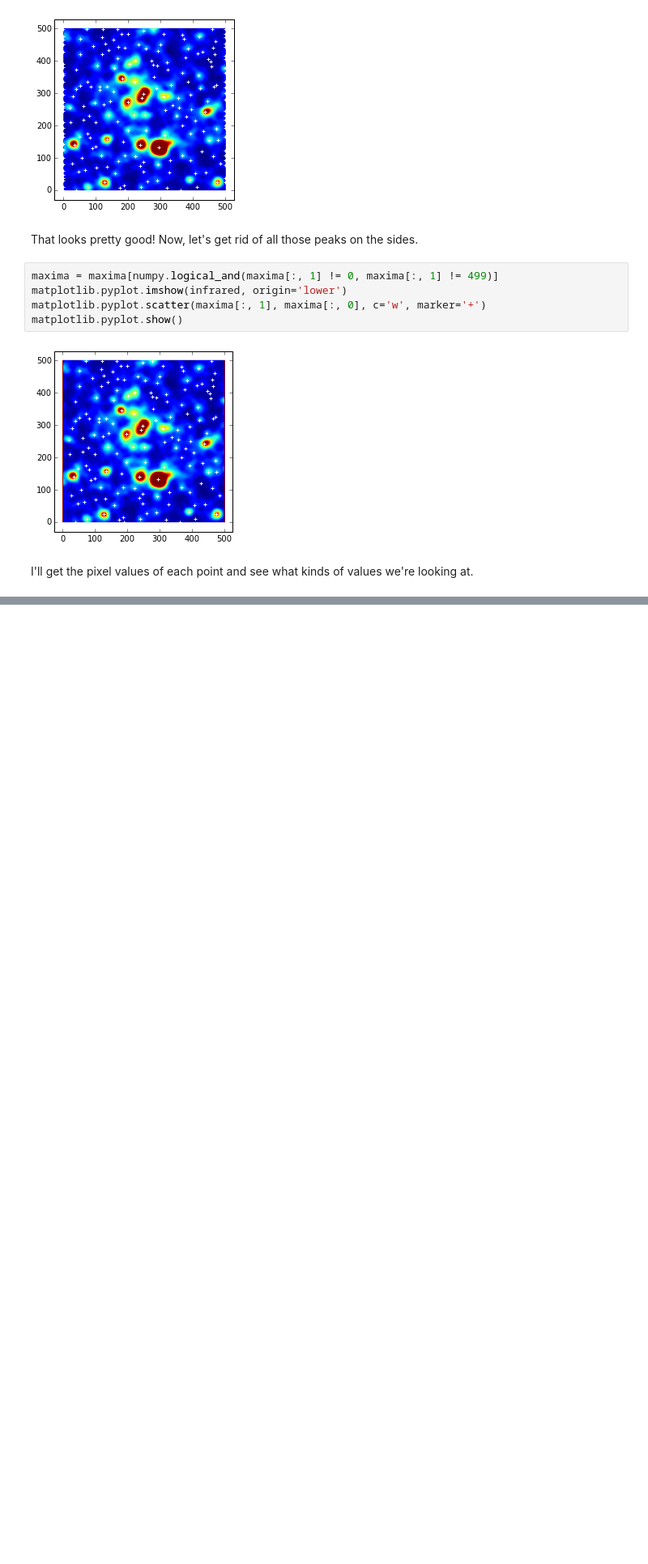
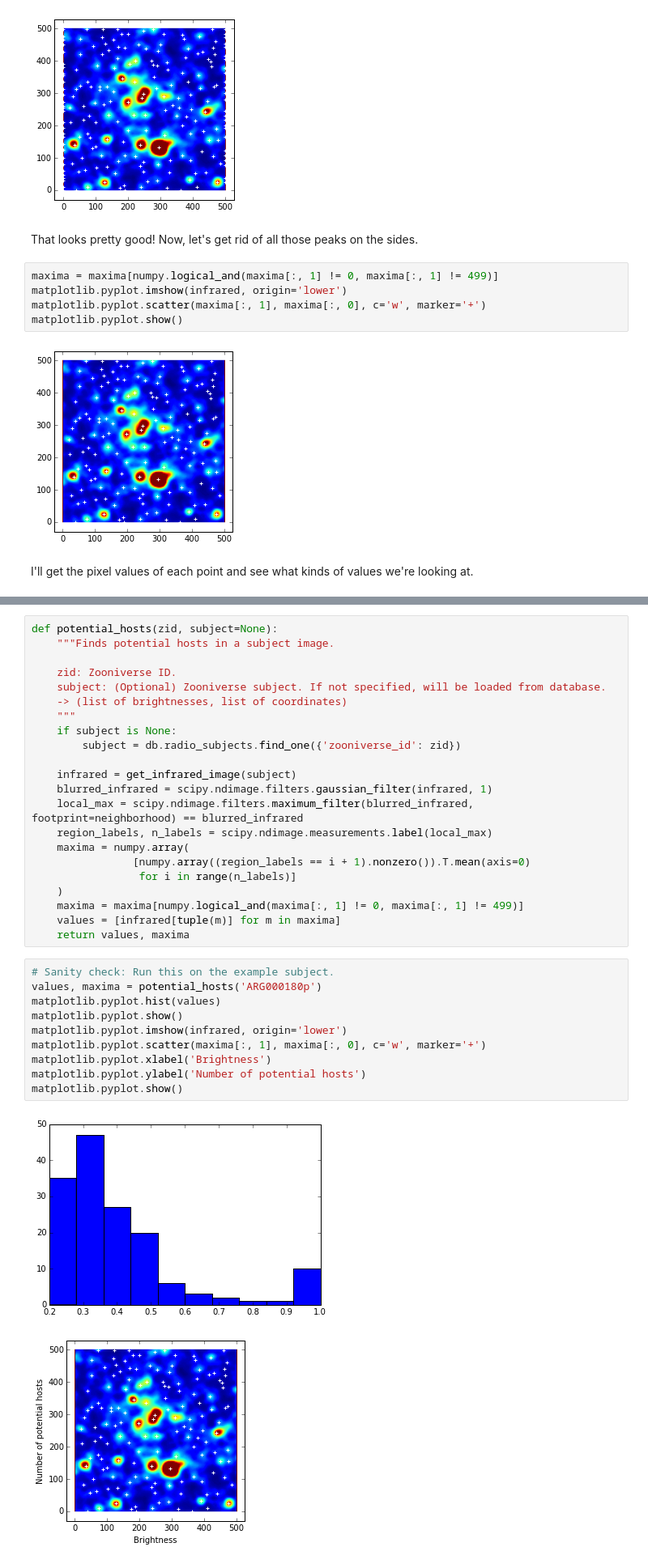
Before and after one commit to chengsoonong/crowdastro, a Jupyter notebook: notebooks/potential_host_counting.ipynb, the cells around one changed output, grey strips where cells are left out. Shown at 81% size. Cells and saved outputs as stored; diff of their text form; blank space fills up the shorter version.

```diff
--- a/notebooks/potential_host_counting.ipynb
+++ b/notebooks/potential_host_counting.ipynb
@@ -647,0 +652,35 @@ It seems most peaks are pretty dim. Maybe we could bias toward the centre, but I
+# %%
+def potential_hosts(zid, subject=None):
+    """Finds potential hosts in a subject image.
+
+    zid: Zooniverse ID.
+    subject: (Optional) Zooniverse subject. If not specified, will be loaded from database.
+    -> (list of brightnesses, list of coordinates)
+    """
+    if subject is None:
+        subject = db.radio_subjects.find_one({'zooniverse_id': zid})
+
+    infrared = get_infrared_image(subject)
+    blurred_infrared = scipy.ndimage.filters.gaussian_filter(infrared, 1)
+    local_max = scipy.ndimage.filters.maximum_filter(blurred_infrared, footprint=neighborhood) == blurred_infrared
+    region_labels, n_labels = scipy.ndimage.measurements.label(local_max)
+    maxima = numpy.array(
+                [numpy.array((region_labels == i + 1).nonzero()).T.mean(axis=0)
+                 for i in range(n_labels)]
+    )
+    maxima = maxima[numpy.logical_and(maxima[:, 1] != 0, maxima[:, 1] != 499)]
+    values = [infrared[tuple(m)] for m in maxima]
+    return values, maxima
+# %%
+# Sanity check: Run this on the example subject.
+values, maxima = potential_hosts('ARG000180p')
+matplotlib.pyplot.hist(values)
+matplotlib.pyplot.show()
+matplotlib.pyplot.imshow(infrared, origin='lower')
+matplotlib.pyplot.scatter(maxima[:, 1], maxima[:, 0], c='w', marker='+')
+matplotlib.pyplot.xlabel('Brightness')
+matplotlib.pyplot.ylabel('Number of potential hosts')
+matplotlib.pyplot.show()
+# %% [output]
+[figure, added]
+[figure, added]
```
Also changed, not shown: parts of 10 cells of this notebook.
